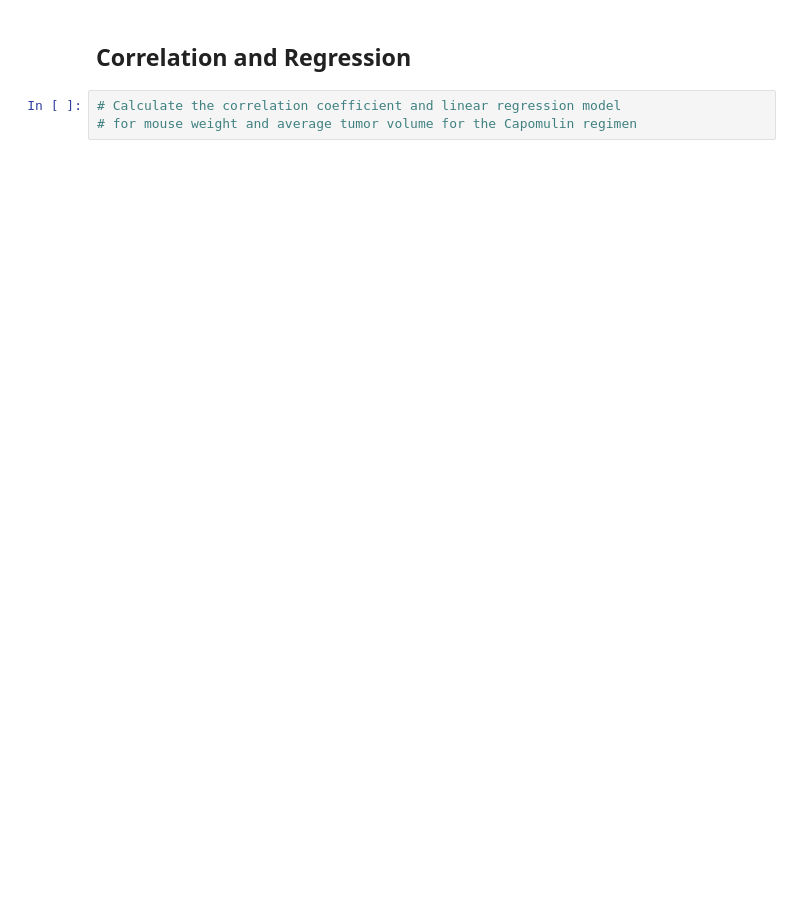
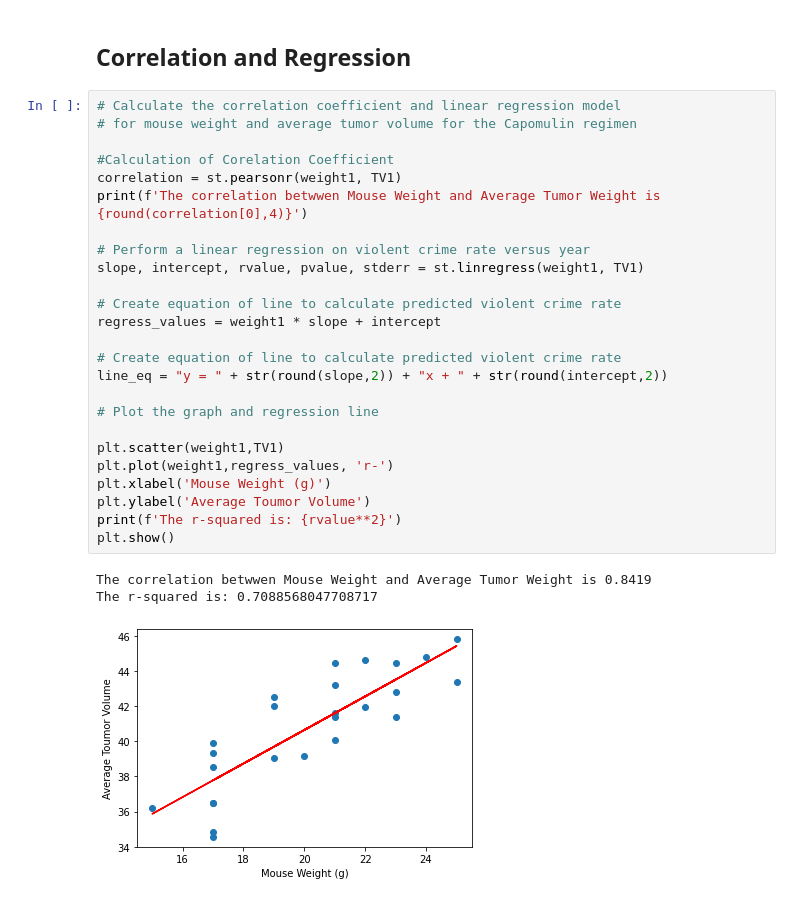
Before and after one commit to tarakp/Data_Analytics, a Jupyter notebook: 05-Matplotlib-Challenge/pymaceuticals_starter.ipynb, the cells around one changed output. Cells and saved outputs as stored; diff of their text form; blank space fills up the shorter version.

```diff
--- a/05-Matplotlib-Challenge/pymaceuticals_starter.ipynb
+++ b/05-Matplotlib-Challenge/pymaceuticals_starter.ipynb
@@ -360,5 +340,31 @@ scc_group_df
 # %% [markdown]
 ## Correlation and Regression
-# %%
-# Calculate the correlation coefficient and linear regression model
-# for mouse weight and average tumor volume for the Capomulin regimen
+# %%
+# Calculate the correlation coefficient and linear regression model
+# for mouse weight and average tumor volume for the Capomulin regimen
+
+#Calculation of Corelation Coefficient
+correlation = st.pearsonr(weight1, TV1)
+print(f'The correlation betwwen Mouse Weight and Average Tumor Weight is {round(correlation[0],4)}')
+
+# Perform a linear regression on violent crime rate versus year
+slope, intercept, rvalue, pvalue, stderr = st.linregress(weight1, TV1)
+
+# Create equation of line to calculate predicted violent crime rate
+regress_values = weight1 * slope + intercept
+
+# Create equation of line to calculate predicted violent crime rate
+line_eq = "y = " + str(round(slope,2)) + "x + " + str(round(intercept,2))
+
+# Plot the graph and regression line
+
+plt.scatter(weight1,TV1)
+plt.plot(weight1,regress_values, 'r-')
+plt.xlabel('Mouse Weight (g)')
+plt.ylabel('Average Toumor Volume')
+print(f'The r-squared is: {rvalue**2}')
+plt.show()
+# %% [output]
+The correlation betwwen Mouse Weight and Average Tumor Weight is 0.8419
+The r-squared is: 0.7088568047708717
+[figure, added]
```
Also changed, not shown: parts of 5 cells of this notebook.
